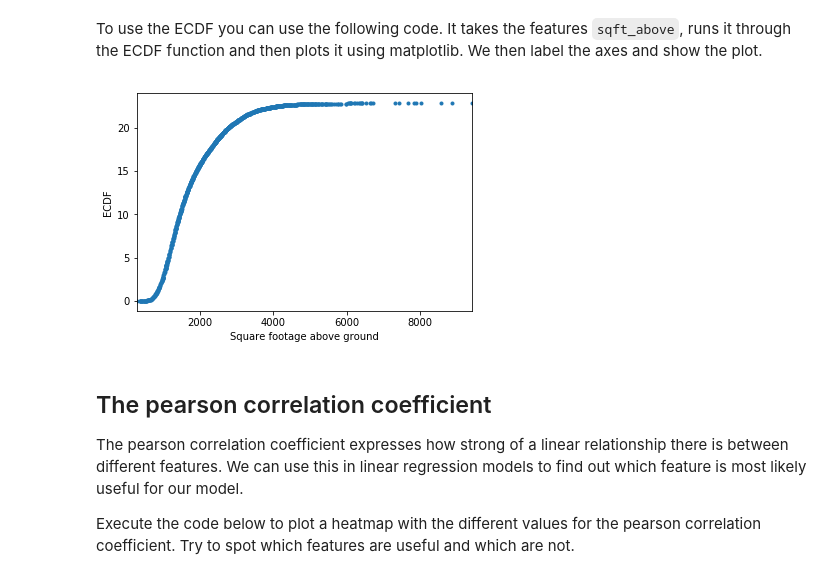
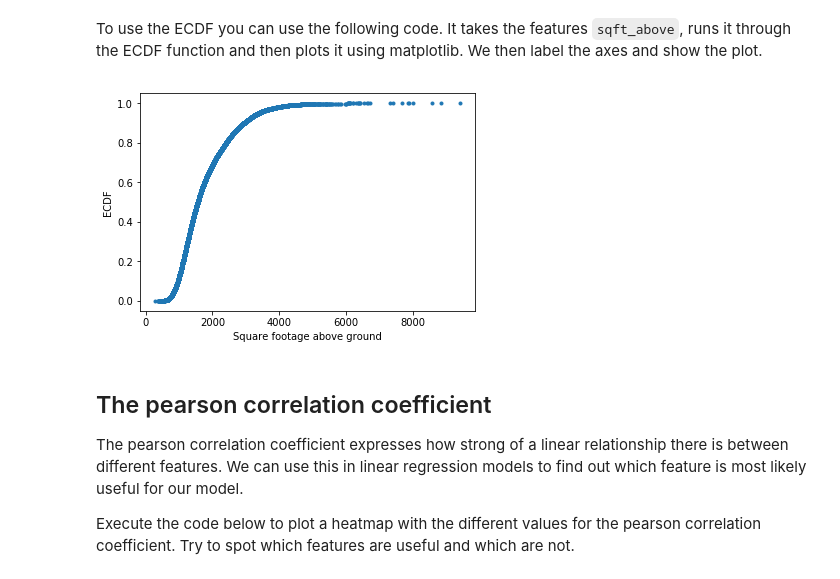
Before and after one commit to wmeints/azuremeetup-machinelearning, a Jupyter notebook: challenge-2/solutions/Data analysis.ipynb, the cells around one changed output. Saved outputs shown, nothing was run; the diff lists cells and outputs as text; code cells hidden in the pictures.

```diff
--- a/challenge-2/solutions/Data analysis.ipynb
+++ b/challenge-2/solutions/Data analysis.ipynb
@@ -96,18 +96,22 @@ The [Emperical Cumulative Distribution Function](https://en.wikipedia.org/wiki/E
 # %%
 def ecdf(series):
     import numpy as np
-
-    sq = series.value_counts()
-    return sq.sort_index().cumsum()*1./len(sq)
+    xs = np.sort(series)
+    ys = np.arange(1, len(xs)+1)/float(len(xs))
+    return xs, ys
 # %% [markdown]
 To use the ECDF you can use the following code. It takes the features `sqft_above`, runs it through the ECDF function and then plots it using matplotlib. We then label the axes and show the plot.
 # %%
-ecdf(df['sqft_above']).plot(marker='.', linestyle='none')
+ecdf_x, ecdf_y = ecdf(df['sqft_above'])
+
+plt.plot(ecdf_x, ecdf_y, marker='.', linestyle='none')
+
 plt.xlabel('Square footage above ground')
 plt.ylabel('ECDF')
+
 plt.show()
 # %% [output]
-[figure, old version]
+[figure, new version]
 # %% [markdown]
 ## The pearson correlation coefficient
 The pearson correlation coefficient expresses how strong of a linear relationship there is between different features. We can use this in linear regression models to find out which feature is most likely useful for our model.
```
Also changed, not shown: parts of 2 cells of this notebook.
